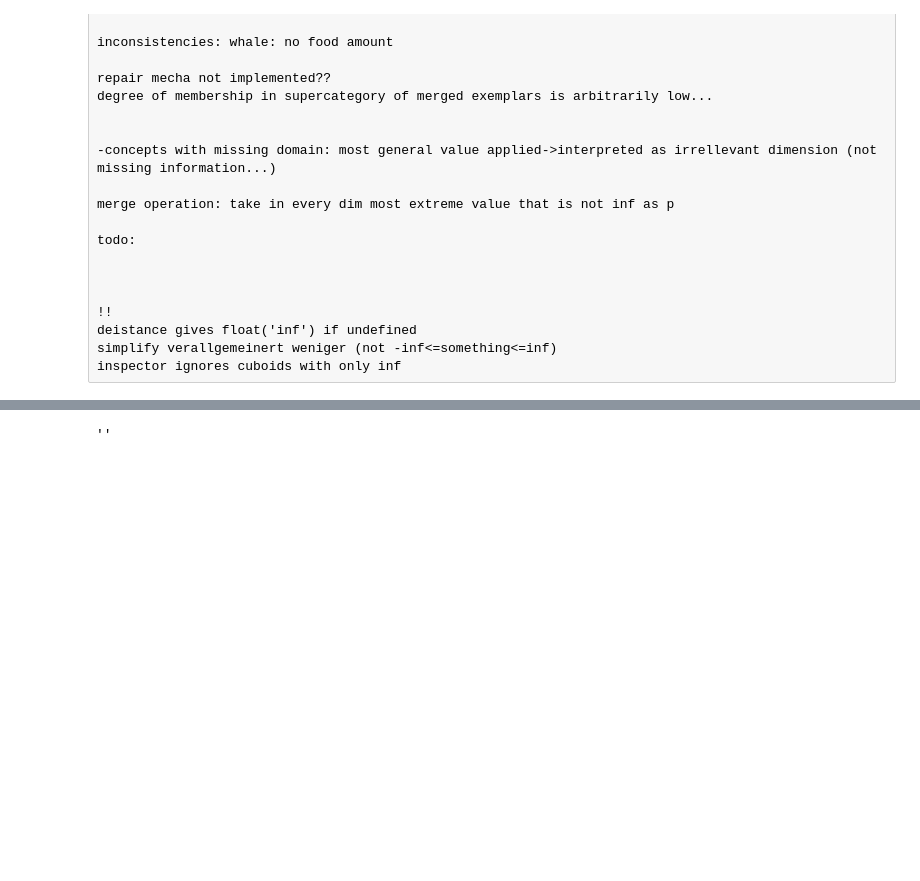
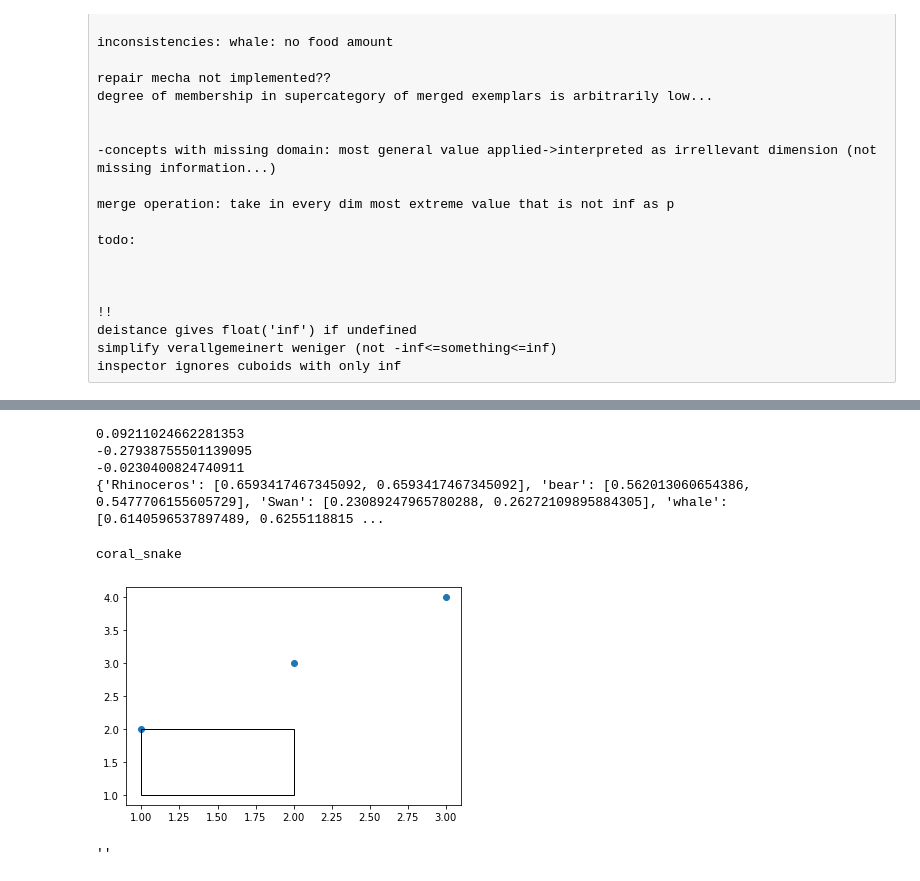
Before and after one commit to lfrommelt/ConceptualSpaces, a Jupyter notebook: test.ipynb, the cells around one changed output, grey strips where cells are left out. Cells and saved outputs as stored; diff of their text form; code cells hidden in the pictures; blank space fills up the shorter version.

```diff
--- a/test.ipynb
+++ b/test.ipynb
@@ -24,3 +486,44 @@ inspector ignores cuboids with only inf
+# %%
+import warnings
+warnings.filterwarnings("ignore")
+C=0.05
+#read concepts from prototypes and exemplars
+domain_mapping, data, dim_names = xml_to_dict("Dataset\\prototypes.xml")
+domain_mapping, data, dim_names = xml_to_dict("Dataset\\exemplars.xml", domain_mapping=domain_mapping, data=data, dimension_names=dim_names)
+
+norm=normalize_data(data, domain_mapping)
+concepts=form_supercategories(data)
+
+aps={}
+for example in data:
+    if len(concepts[data[example]['supercategory']])-1:
+        aps.update(evaluate_example(example, data, concepts, domain_mapping, dim_names, method=two_cubs_PCA))
+
+ap=[x[0] for x in aps]
+diff_ap=[x[0]-x[1] for x in aps.values()]
+print(max(diff_ap))
+print(min(diff_ap))
+print(sum(diff_ap)/len(diff_ap))
+print(aps[argmax(diff_ap)])
+# %% [output]
+0.09211024662281353
+-0.27938755501139095
+-0.0230400824740911
+{'Rhinoceros': [0.6593417467345092, 0.6593417467345092], 'bear': [0.562013060654386, 0.5477706155605729], 'Swan': [0.23089247965780288, 0.26272109895884305], 'whale': [0.6140596537897489, 0.6255118815 ...
+# %%
+print(list(aps.keys())[np.argmin(diff_ap)])
+# %% [output]
+coral_snake
+# %%
+import matplotlib.pyplot as plt
+
+plt.scatter([1,2,3],[2,3,4])
+rect = plt.Rectangle((1,1),1,1,fill=False)
+ax=plt.gca()
+ax.add_patch(rect)
+plt.show()
+# %% [output]
+[figure, added]
 # %%
 import xml.etree.ElementTree as ET
 import os
```
Also changed, not shown: parts of 13 cells of this notebook.
